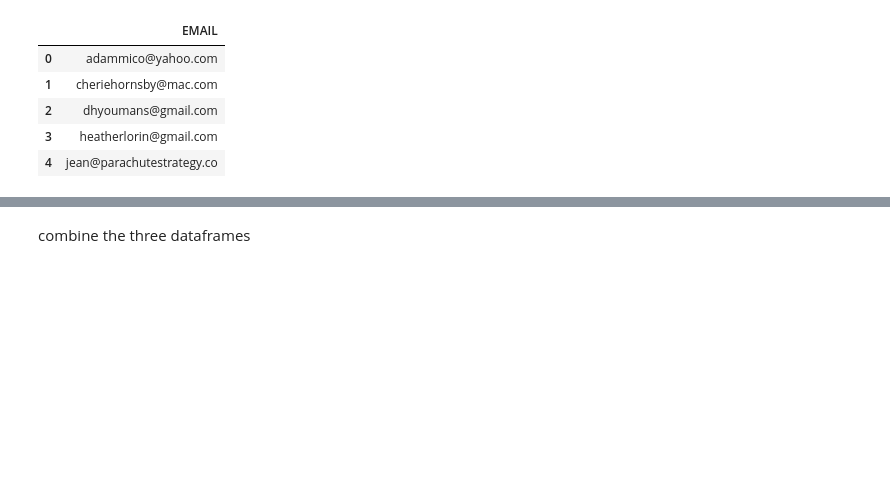
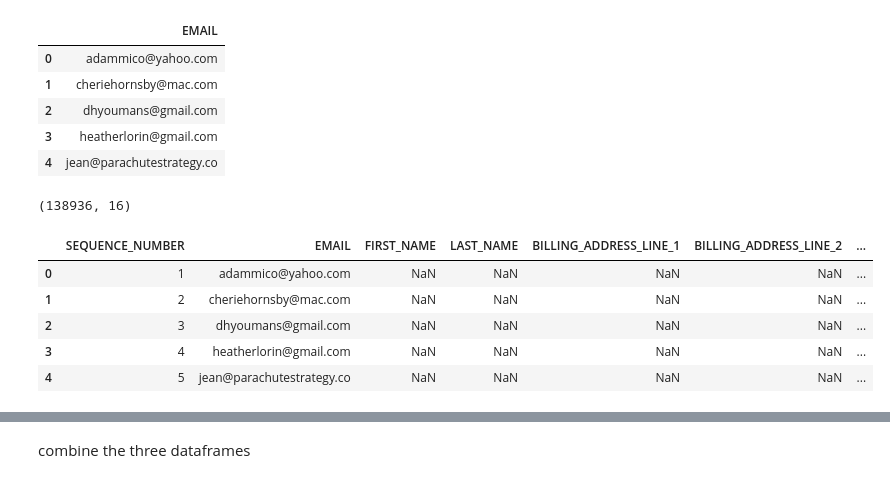
Before and after one commit to tylerpincus/query_library, a Jupyter notebook: emails_not_present_in_experian_data.ipynb, the cells around one changed output, grey strips where cells are left out. Cells and saved outputs as stored; diff of their text form; code cells hidden in the pictures; blank space fills up the shorter version.

```diff
--- a/emails_not_present_in_experian_data.ipynb
+++ b/emails_not_present_in_experian_data.ipynb
@@ -223,3 +223,14 @@ for i in emails_list_of_customers_with_shipping_address.columns.tolist()[2:]:
 simon_list_subscribed['SEQUENCE_NUMBER'] = simon_list_subscribed.index + 1
 # %%
 simon_list_subscribed = simon_list_subscribed[emails_list_of_customers_with_shipping_address.columns.tolist()]
+# %%
+print(simon_list_subscribed.shape)
+simon_list_subscribed.head()
+# %% [output]
+(138936, 16)
+|  | SEQUENCE_NUMBER | EMAIL | FIRST_NAME | LAST_NAME | BILLING_ADDRESS_LINE_1 | BILLING_ADDRESS_LINE_2 | ... |
+| 0 | 1 | adammico@yahoo.com | NaN | NaN | NaN | NaN | ... |
+| 1 | 2 | cheriehornsby@mac.com | NaN | NaN | NaN | NaN | ... |
+| 2 | 3 | dhyoumans@gmail.com | NaN | NaN | NaN | NaN | ... |
+| 3 | 4 | heatherlorin@gmail.com | NaN | NaN | NaN | NaN | ... |
+| 4 | 5 | jean@parachutestrategy.co | NaN | NaN | NaN | NaN | ... |
```
Also changed, not shown: parts of 22 cells of this notebook.
